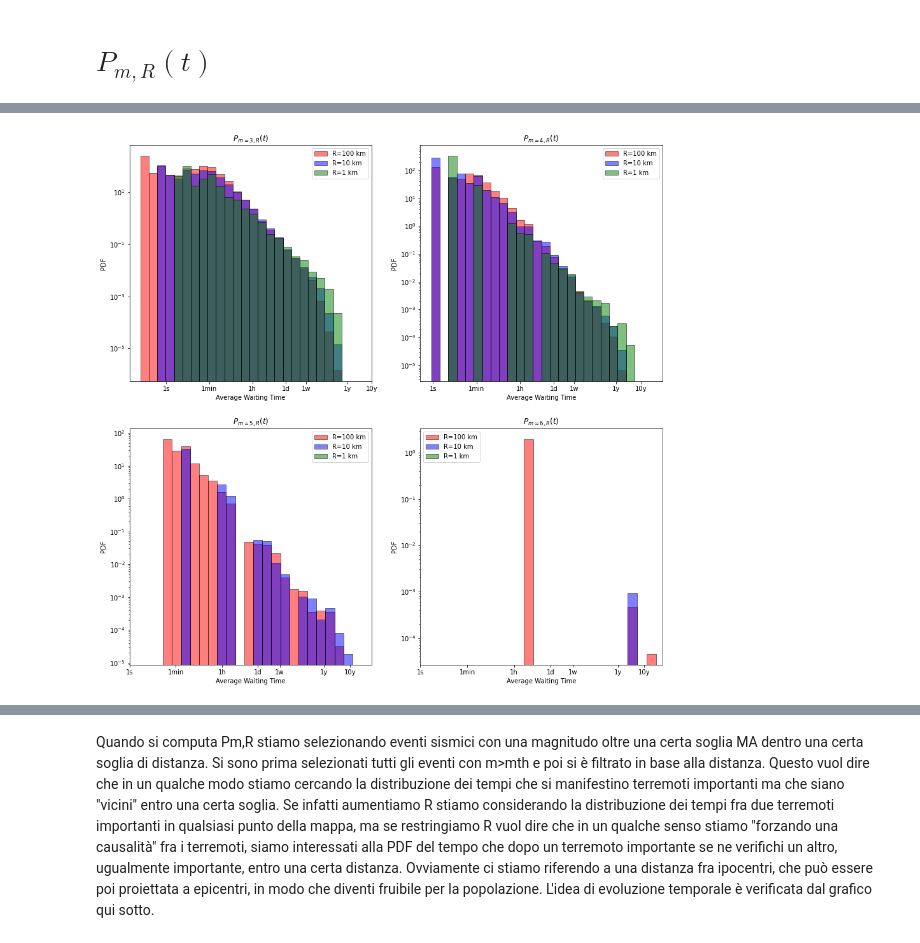
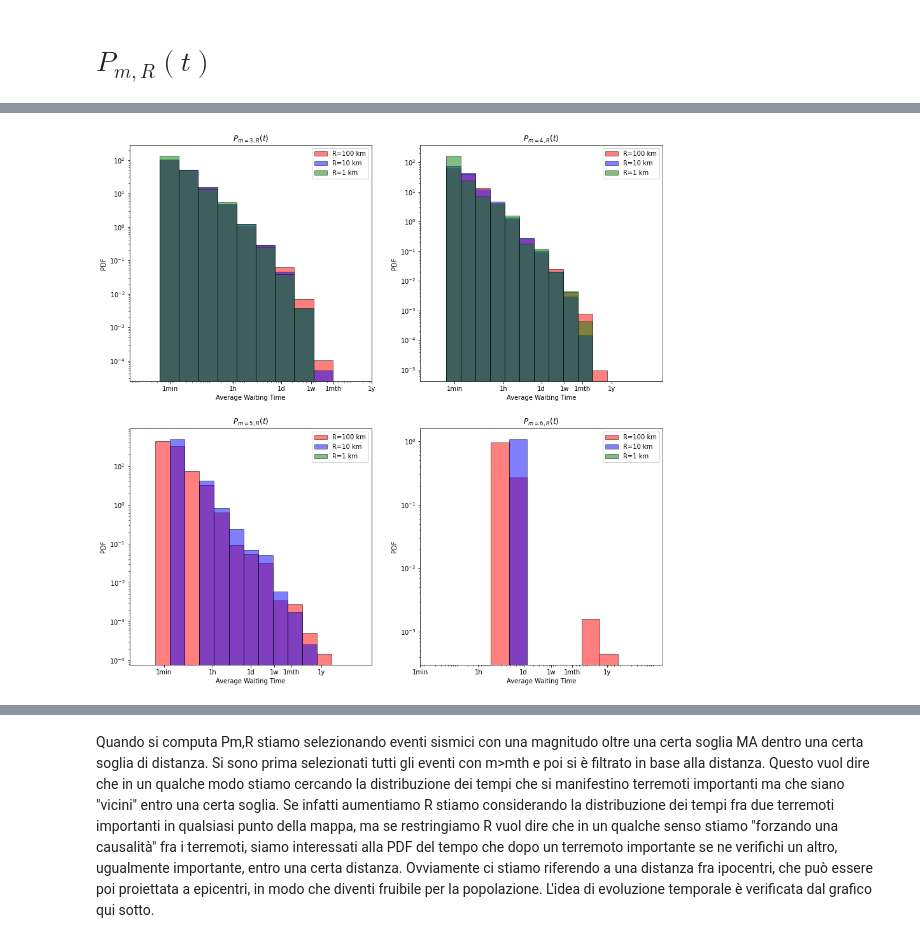
Before and after one commit to andreazanola98/Earthquake-Data-Analysis, a Jupyter notebook: Andrea.ipynb, the cells around one changed output, grey strips where cells are left out. Drawn from its saved outputs; the diff is of its cells as text; code cells hidden in the pictures.

```diff
--- a/Andrea.ipynb
+++ b/Andrea.ipynb
@@ -9,4 +9,7 @@ url='https://raw.githubusercontent.com/rossetl/Earthquake-Data-Analysis/main/Sou
 labels=['#', 'pointer','t', 'mag', 'lat', 'long', 'dep']
 df=pd.read_csv(url,sep="\s",names=labels,engine='python')
 df=df.drop(columns=['#'])
+df=df.sort_values(by='t')
+
 c=60*60*24
+df
@@ -14,13 +31,14 @@ c=60*60*24
 # $P_{m,R}(t)$
 # %%
 magth=np.arange(3,7,1)
-extmv0=np.array([-6,-5,-4,-1])
-extmv1=np.array([3,4,4,4])
-ncpd=4 #number of class per decade
-num_bins=np.array([9,9,8,5])*(ncpd-1)
+extmv0=np.array([-4,-4,-4,-1])
+extmv1=np.array([2,4,4,4])
+ncpd=3 #number of class per decade
+num_bins=(extmv1-extmv0)*(ncpd-1)
 R=np.matrix('100000 100000 100000 100000;10000 10000 10000 10000;1000 1000 1000 1000')
 l=np.shape(R)[0]
 colors=['red','blue','green']
+markers=['o','+','x','s']
 
 def p(i,j):
     if i==1 and j==0:
@@ -32,8 +50,9 @@ def p(i,j):
     return p
 
 fig0, axs = plt.subplots(2,2,figsize=(15,15))
-fig1, axt = plt.subplots(2,2,figsize=(15,15))
-
+fig3, axu = plt.subplots(figsize=(15,15))
+Yu=[]
+Xu=[]
 for i in range(2):
     for j in range(2):
         for z in range(l):
@@ -41,37 +60,55 @@ for i in range(2):
             dr=df[mask]
             dr=dr.drop(columns=['t','pointer','mag'])
             dr['dpw']=((dr.diff()**2).sum(axis=1))**0.5 #dpw stay  for distance pairs waise
+            dr.insert(loc=0, column='t', value=df['t'][dr.index])
+            dr.insert(loc=1, column='dt', value=df['t'][dr.index])
+            dr['dt']=dr['dt'].diff()
+            dr=dr.drop(dr.index[0])
+            Tlim=40 #40s as written in the paper
+            dr=dr.drop(dr[dr['dt']<Tlim].index)
             dr=dr.drop(dr[dr['dpw'] > R[z,p(i,j)]].index)
-            dr.insert(loc=0, column='t', value=df['t'][dr.index].diff())
-            dr=dr.drop(columns=['lat','long','dep'])
-            dr.insert(loc=2, column='mag', value=df['mag'][dr.index])
-            dr['t'][dr['t'].index[0]]=0
 
-            hcounts, hbins, hbars =axs[i,j].hist(dr['t']/c, alpha=0.5,color=colors[z],edgecolor='black',density=1,
+            hcounts, hbins, hbars =axs[i,j].hist(dr['dt']/c, alpha=0.5,color=colors[z],edgecolor='black',density=1,
                                                  bins=np.logspace(extmv0[p(i,j)],extmv1[p(i,j)],num_bins[p(i,j)]),
                                                  label='R=%.0f km'%(R[z,p(i,j)]/1000))
             axs[i,j].set_xscale('log')
             axs[i,j].set_yscale('log')
-            axs[i,j].set_xticks([1/c,60/c,1/24,1,7,365, 3650])
-            axs[i,j].set_xticklabels(['1s','1min','1h','1d','1w','1y','10y'])
+            axs[i,j].set_xticks([60/c,1/24,1,7,30,365])
+            axs[i,j].set_xticklabels(['1min','1h','1d','1w','1mth','1y'])
             axs[i,j].set_title('$P_{m= %.0f,R} (t)$' % magth[p(i,j)] )
             axs[i,j].set_xlabel('Average Waiting Time')
             axs[i,j].set_ylabel('PDF')
+            axs[i,j].legend(loc='upper right')
 
-            cnt, edges = np.histogram(dr['t']/c, bins=hbins)
-            if np.sum(cnt)!=0:
-                y=cnt.cumsum()/np.sum(cnt)
-            else:
-                y=np.zeros(len(cnt))
+            counts, bins, hbars =axu.hist(dr['dt'], visible=0,edgecolor='black',density=1,bins=np.logspace(1,9,24))
+            yhb=counts[counts>0]
+            yhb=yhb
+            Yu=np.insert(Yu,0,yhb)
+            xF=(bins[:-1]*bins[1:len(counts)+1])**0.5
+            xF=xF[counts>0]
+            Xu=np.insert(Xu,0,xF)
+            axu.scatter(np.log10(xF),np.log10(yhb),label='$m\geq%s, R<%.0f km$'%(magth[p(i,j)],R[z,p(i,j)]),color=colors[z],marker=markers[p(i,j)])
 
-            axt[i,j].set_xscale('log')
-            axt[i,j].step(edges[:-1],y,label='R=%.0f km'%(R[z,p(i,j)]/1000),color=colors[z])
-            axt[i,j].set_xticks([1/c,60/c,1/24,1,7,365, 3650])
-            axt[i,j].set_xticklabels(['1s','1min','1h','1d','1w','1y','10y'])
-            axt[i,j].set_title('$P_{m= %.0f,R} (t)$' % magth[p(i,j)] )
-            axt[i,j].set_xlabel('Average Waiting Time')
-            axt[i,j].set_ylabel('CDF')
 
-        axs[i,j].legend()
-        axt[i,j].legend(loc='upper left')
+axu.set_title('$P_{m,R}(t)$',size=20)
+axu.set_xlabel('log(t)',size=15)
+axu.set_ylabel('$log(P_{m,R}(t))$',size=15)
+axu.legend(loc='upper right');
+
+def f(x,a,b):
+    f=a+b*x
+    return f
+
+U=optimize.curve_fit(f,np.log10(Xu),np.log10(Yu),p0=[1,-1])  #poisson error is assumed ,sigma=Y**(-0.5)
+res = stats.linregress(Xu,Yu)
+
+xx=np.linspace(1,8,100)
+axu.plot(xx,f(xx,U[0][0],U[0][1]),'orange',label='fit')
+axu.set_xlim(1,8);
+axu.set_ylim(-10,-2);
+
+print('---Fit Parameters with Errors---')
+print('a=%.2f'%U[0][0],'+-%.2f'%U[1][0,0]**0.5)
+print('b=%.2f'%U[0][1],'+-%.2f'%U[1][1,1]**0.5)
+print('r=%.4f'%res.rvalue)
 # %% [output]
@@ -78 +119 @@ for i in range(2):
-[figure, old version]
+[figure, new version]
```
Also changed, not shown: parts of 10 cells of this notebook.
